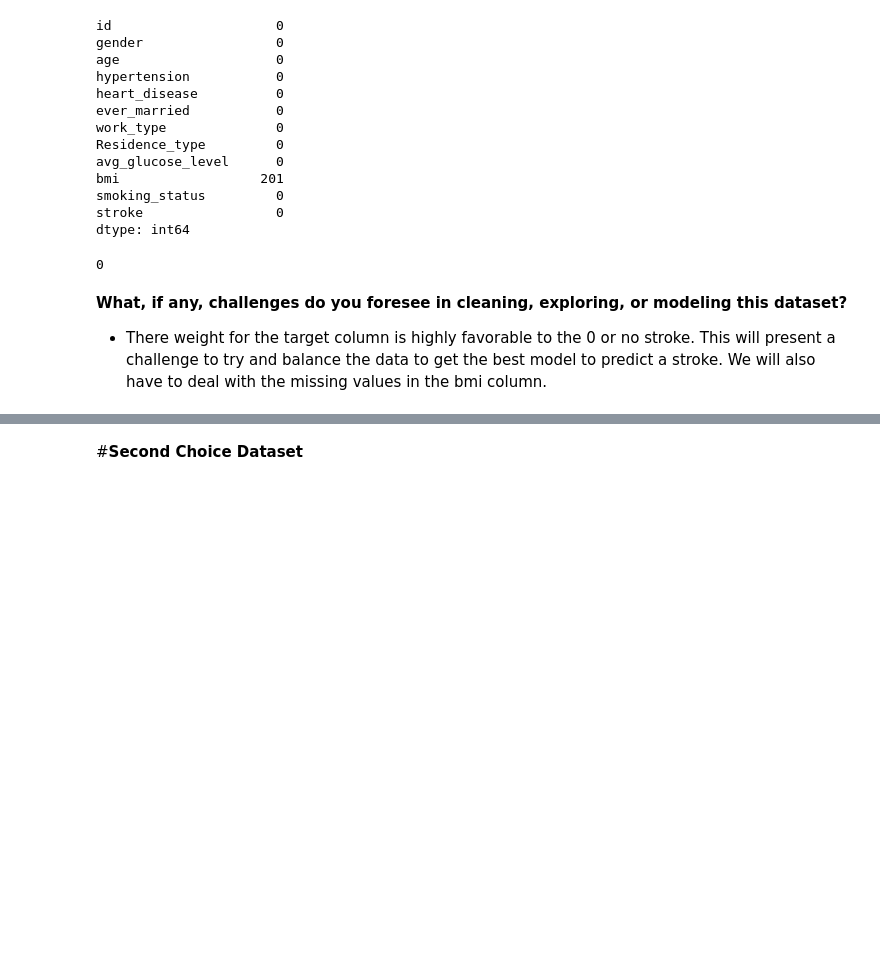
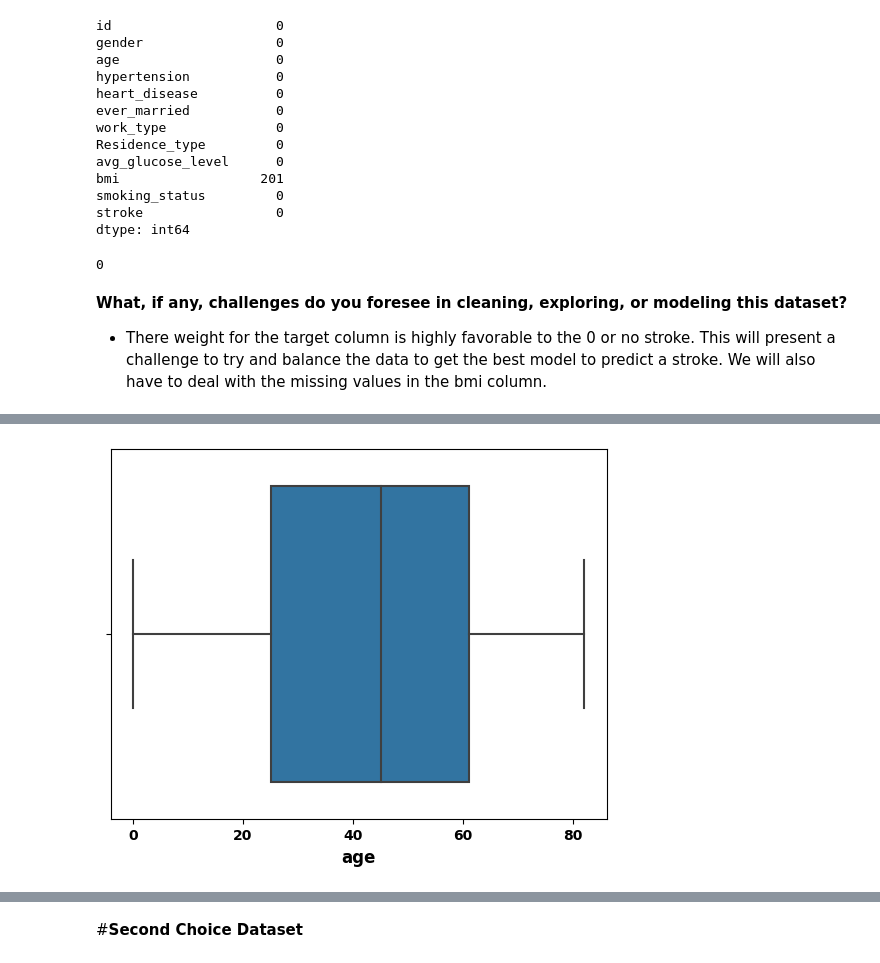
Before and after one commit to evany24/Stroke-Prediction, a Jupyter notebook: Stroke_Prediction.ipynb, the cells around one changed output, grey strips where cells are left out. Cells and saved outputs as stored; diff of their text form; code cells hidden in the pictures; blank space fills up the shorter version.

```diff
--- a/Stroke_Prediction.ipynb
+++ b/Stroke_Prediction.ipynb
@@ -105,0 +403,8 @@ df_stroke.duplicated().sum()
+# %%
+# seaborn box plot for avg_glucose_level
+ax = sns.boxplot(data = df_stroke,
+                 x = 'age')
+ax.set_xlabel('age', fontsize=12, weight='bold')
+plt.xticks(fontsize=10, weight='bold');
+# %% [output]
+[figure, added]
```
Also changed, not shown: parts of 84 cells of this notebook.
